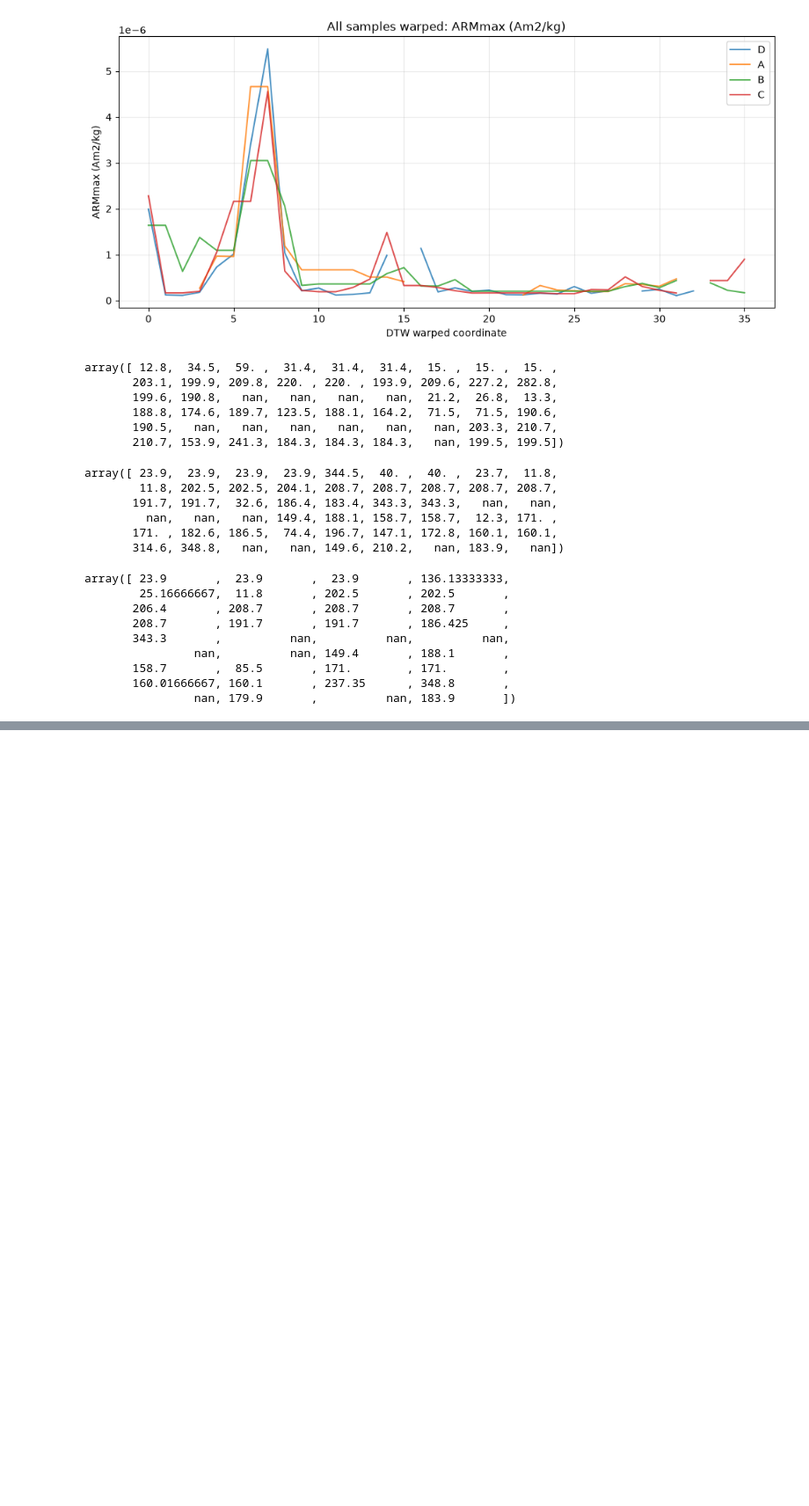
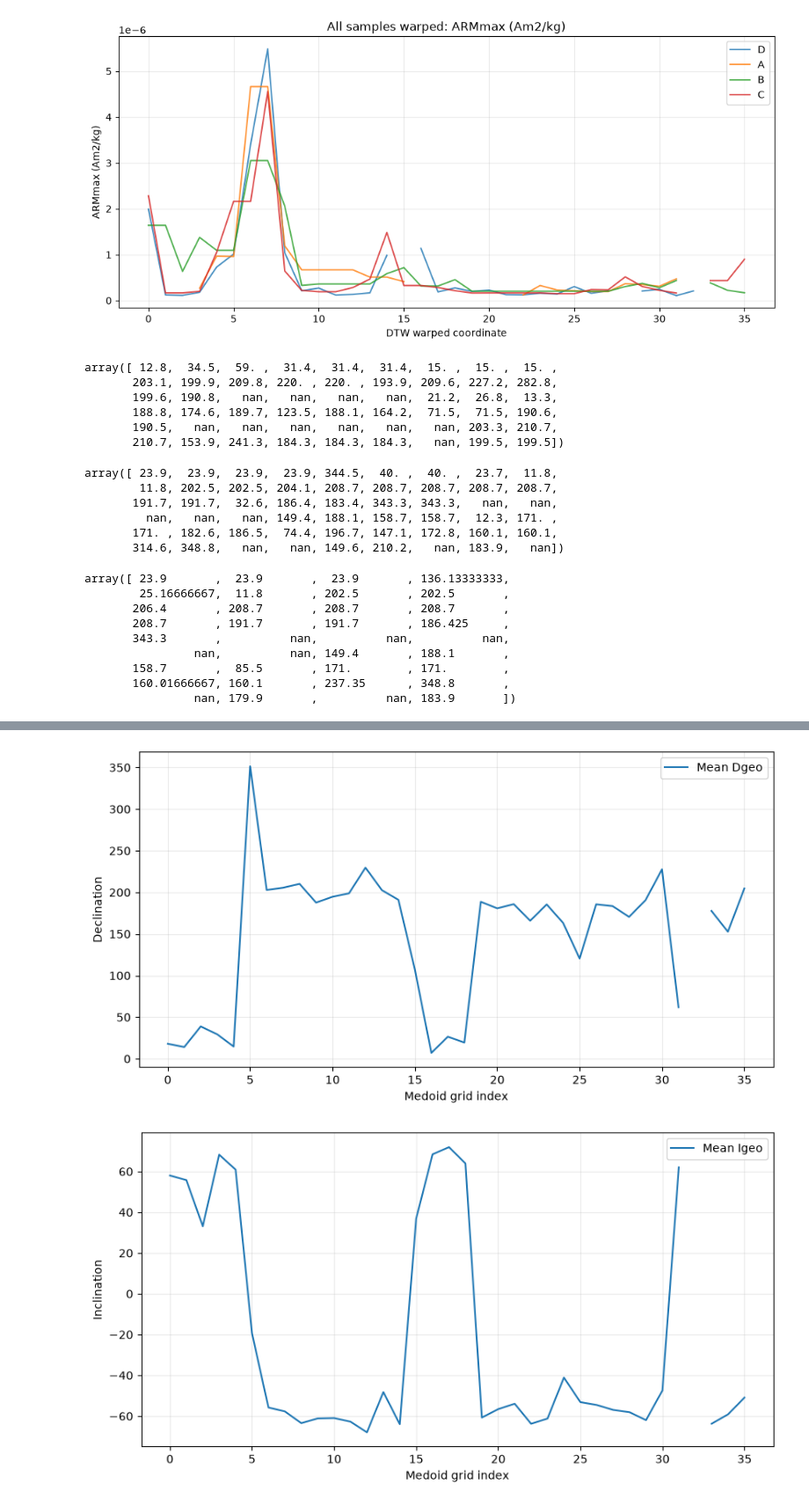
Before and after one commit to Stellaerranti/DTW-paleomag, a Jupyter notebook: DTW_multi.ipynb, the cells around one changed output, grey strips where cells are left out. Shown at 88% size. Saved outputs shown, nothing was run; the diff lists cells and outputs as text; code cells hidden in the pictures; blank space fills up the shorter version.

Commit message:
Mean

```diff
--- a/DTW_multi.ipynb
+++ b/DTW_multi.ipynb
@@ -1476,3 +1642,16 @@ array([ 23.9       ,  23.9       ,  23.9       , 136.13333333,
        158.7       ,  85.5       , 171.        , 171.        ,
        160.01666667, 160.1       , 237.35      , 348.8       ,
                 nan, 179.9       ,          nan, 183.9       ])
+# %%
+selected_sections = ["A", "B", "C", "D"]
+
+mean_directions = average_selected_aligned_directions(
+    aligned_to_medoid=aligned_to_medoid,
+    params=params,
+    selected_sections=selected_sections,
+    dec_param="Dgeo",
+    inc_param="Igeo",
+    min_count=2,
+)
+
+mean_directions
@@ -1478,0 +1677,20 @@ array([ 23.9       ,  23.9       ,  23.9       , 136.13333333,
+# %%
+plt.figure(figsize=(10, 5))
+plt.plot(mean_directions["Dgeo_mean"], label="Mean Dgeo")
+plt.xlabel("Medoid grid index")
+plt.ylabel("Declination")
+plt.legend()
+plt.grid(alpha=0.25)
+plt.show()
+
+
+plt.figure(figsize=(10, 5))
+plt.plot(mean_directions["Igeo_mean"], label="Mean Igeo")
+plt.xlabel("Medoid grid index")
+plt.ylabel("Inclination")
+plt.legend()
+plt.grid(alpha=0.25)
+plt.show()
+# %% [output]
+[figure, added]
+[figure, added]
```
Also changed, not shown: parts of 4 cells of this notebook.
